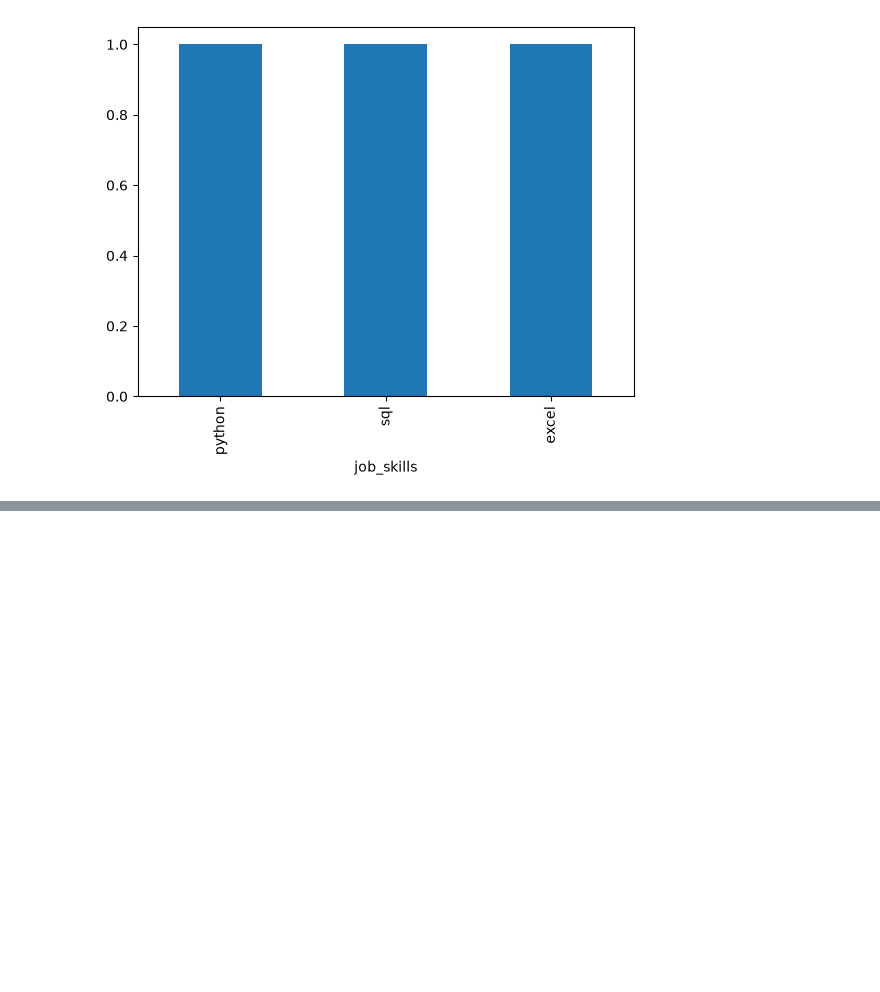
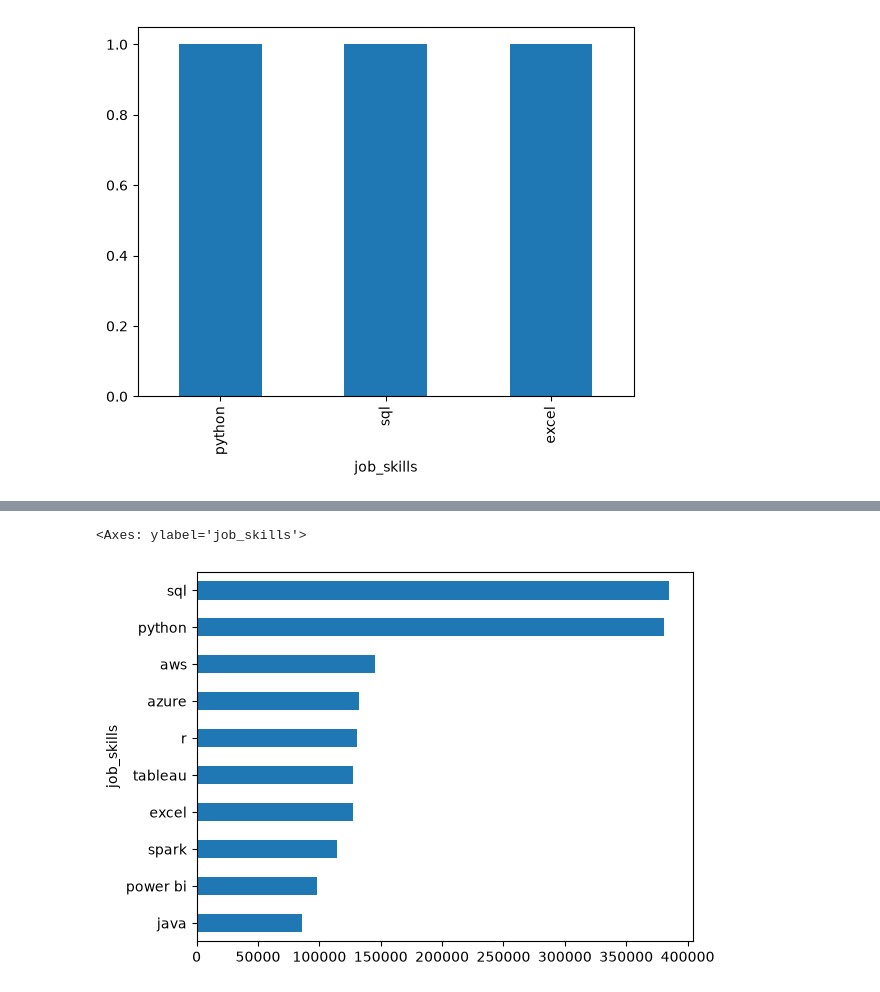
Before and after one commit to sirous-yn/SQL_Python, a Jupyter notebook: Advanced/apply_function.ipynb, the cells around one changed output, grey strips where cells are left out. Drawn from its saved outputs; the diff is of its cells as text; code cells hidden in the pictures; blank space fills up the shorter version.

```diff
--- a/Advanced/apply_function.ipynb
+++ b/Advanced/apply_function.ipynb
@@ -180,0 +191,5 @@ df_exploded[
+# %%
+df_exploded['job_skills'].value_counts().head(10).sort_values(ascending=True).plot(kind='barh')
+# %% [output]
+<Axes: ylabel='job_skills'>
+[figure, added]
```
Also changed, not shown: parts of 9 cells of this notebook, 1 other file.
